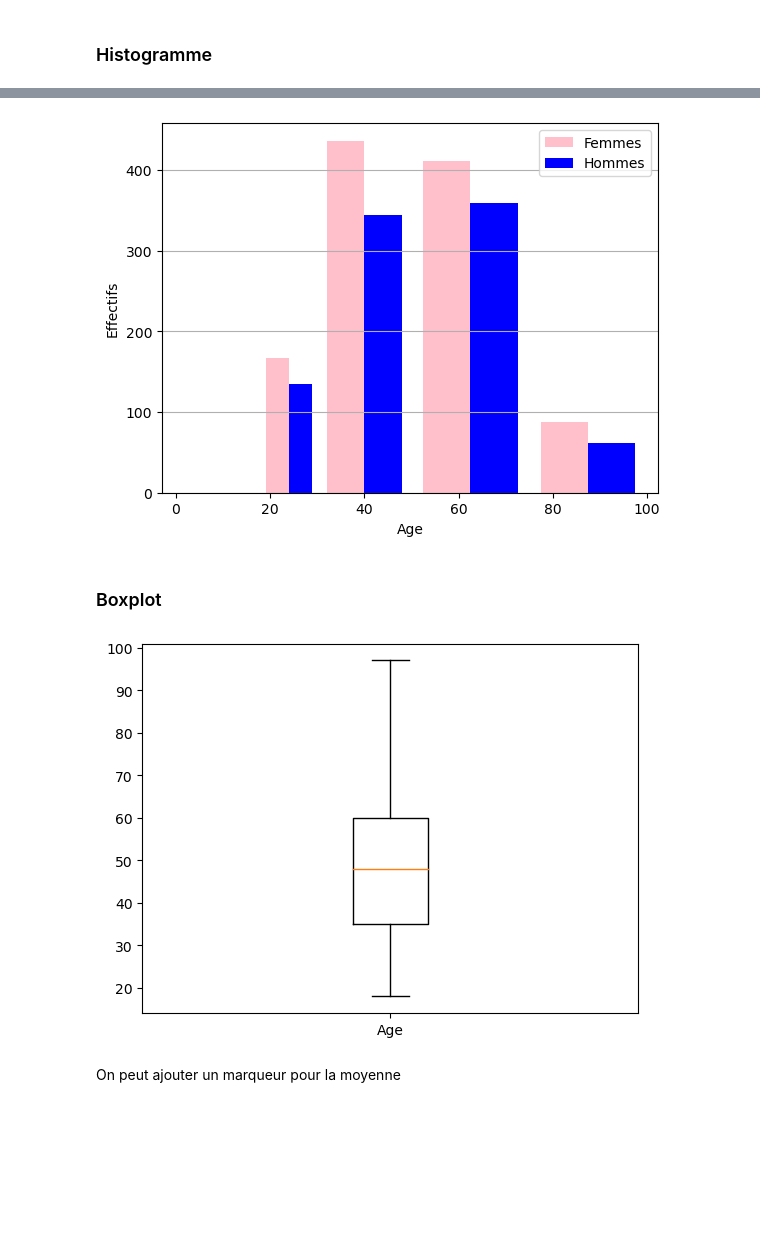
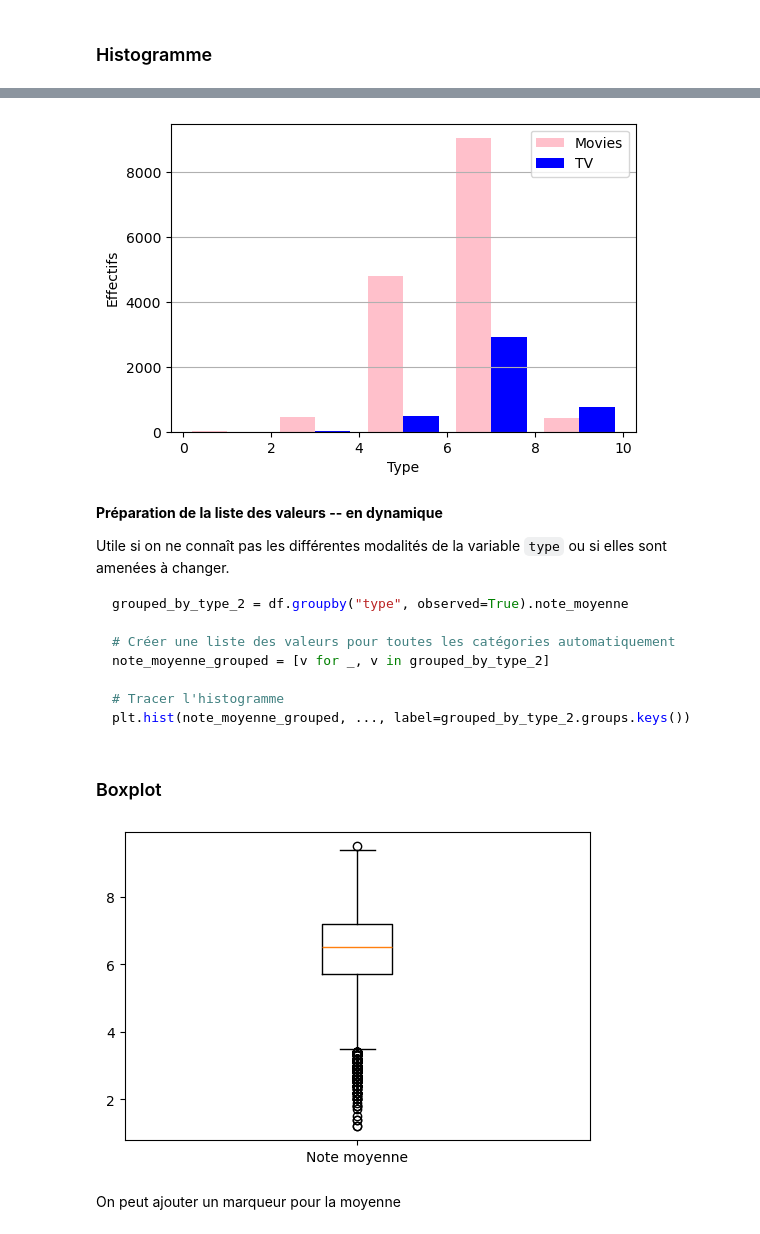
Before and after one commit to dimdub34/python_datascience, a Jupyter notebook: python_datascience.ipynb, the cells around one changed output, grey strips where cells are left out. Cells and saved outputs as stored; diff of their text form; code cells hidden in the pictures; blank space fills up the shorter version.

````diff
--- a/python_datascience.ipynb
+++ b/python_datascience.ipynb
@@ -862,5 +826,0 @@ Création de catégories
-# %%
-df["age_cat"] = pd.cut(df.age, bins=[0, 18, 30, 50, 75, 100],
-                       include_lowest=True, right=False)
-
-df.age_cat.value_counts()
@@ -943,0 +950,4 @@ Avec normalize="columns" la somme de chaque colonne fait 100, donc cela donne la
+# %%
+df["decennie_diffusion"] = pd.cut(
+    df.annee_diffusion, bins=range(1910, 2031, 10), right=True
+)
@@ -943,0 +980,6 @@ Avec normalize="columns" la somme de chaque colonne fait 100, donc cela donne la
+# %%
+df["evaluation"] = pd.cut(
+    df.note_moyenne, np.arange(0, 11, 2.5), right=True,
+    labels=["Très mauvaise", "Mauvaise", "Moyenne", "Bonne"]
+)
+df.evaluation.dtype
@@ -1026,18 +1087,44 @@ Pour représenter plusieurs variables on passe une liste de valeurs en argument
+# %%
+grouped_by_type = df.groupby("type", observed=True).note_moyenne
+
+# Une liste des valeurs pour chaque type
+note_moyenne_grouped = [
+    grouped_by_type.get_group('movie'),
+    grouped_by_type.get_group('tv')
+]
 # %%
-age_by_genre = [df[df.sexe == i]["age"] for i in ["Femme", "Homme"]]
-
-plt.hist(age_by_genre, bins=[0, 18, 30, 50, 75, 100],
-         color=["pink", "blue"], label=["Femmes", "Hommes"])
-plt.xlabel("Age"); plt.ylabel("Effectifs")
-plt.legend(); plt.grid(axis="y");
+plt.figure(figsize=(6, 4))
+plt.hist(note_moyenne_grouped, bins=range(0, 11, 2),
+         color=["pink", "blue"], label=["Movies", "TV"])
+plt.xlabel("Type")
+plt.ylabel("Effectifs")
+plt.legend()
+plt.grid(axis="y")
+plt.show()
 # %% [output]
-[figure, old version]
+[figure, new version]
+# %% [markdown]
+**Préparation de la liste des valeurs -- en dynamique**
+
+Utile si on ne connaît pas les différentes modalités de la variable `type` ou si elles sont amenées à changer.
+
+```python
+grouped_by_type_2 = df.groupby("type", observed=True).note_moyenne
+
+# Créer une liste des valeurs pour toutes les catégories automatiquement
+note_moyenne_grouped = [v for _, v in grouped_by_type_2]
+
+# Tracer l'histogramme
+plt.hist(note_moyenne_grouped, ..., label=grouped_by_type_2.groups.keys())
+```
 # %% [markdown]
-### <a name="mat_boxplot">Boxplot</a>
+### Boxplot
-# %%
-plt.boxplot(x=df.age, labels=["Age"]);
-# %% [output]
-[figure, removed]
+# %%
+plt.figure(figsize=(6, 4))
+plt.boxplot(x=df.note_moyenne, tick_labels=["Note moyenne"])
+plt.show()
+# %% [output]
+[figure, added]
 # %% [markdown]
 On peut ajouter un marqueur pour la moyenne
 # %%
````
Also changed, not shown: parts of 247 cells of this notebook, 12 other files.
